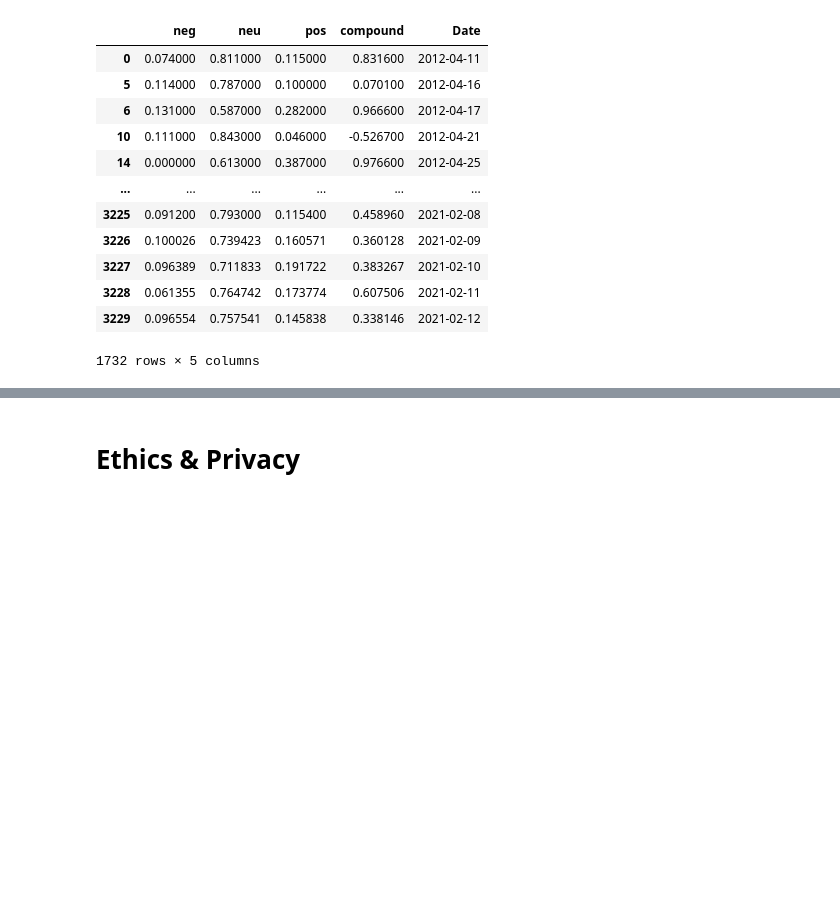
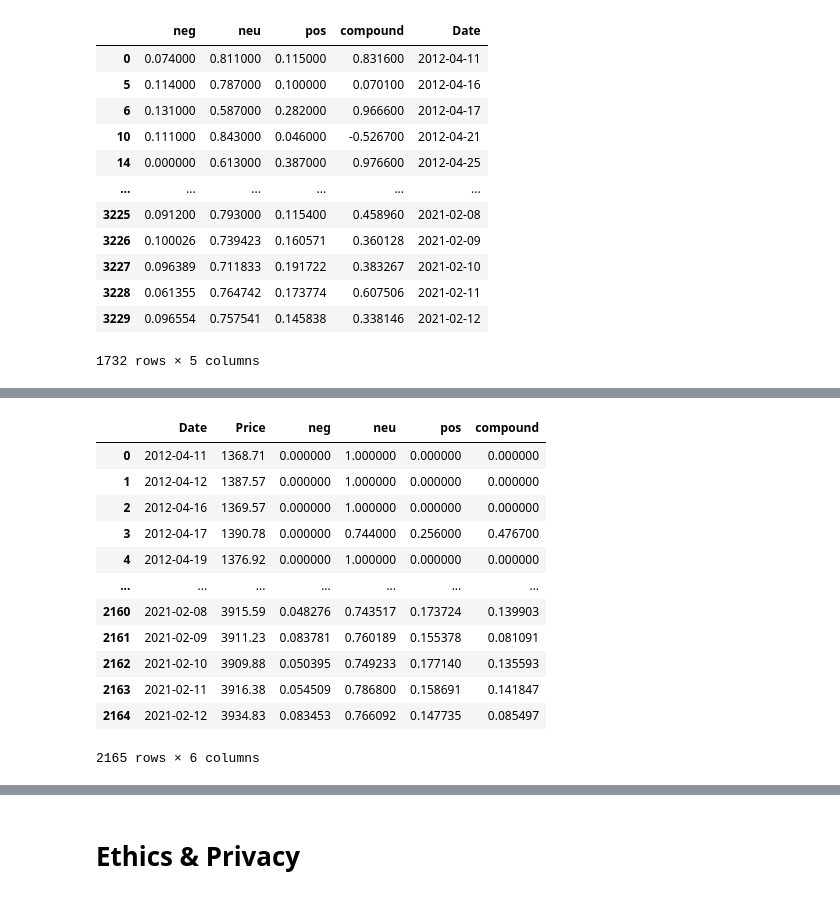
Before and after one commit to sjwfleet/COGS108_Project, a Jupyter notebook: FinalProject_group082.ipynb, the cells around one changed output, grey strips where cells are left out. Cells and saved outputs as stored; diff of their text form; code cells hidden in the pictures; blank space fills up the shorter version.

```diff
--- a/FinalProject_group082.ipynb
+++ b/FinalProject_group082.ipynb
@@ -745,3 +758,24 @@ BothReg
+# %%
+# Combine S&P 500 and Post Title Averaged
+cleaned_stocks1 = cleaned_stocks[(cleaned_stocks['Date'] >= pd.Timestamp(PTReg['Date'].iloc[0]))]
+cleaned_stocks1 = cleaned_stocks1.reset_index(drop=True)
+PTReg['Date'] = pd.to_datetime(PTReg['Date'])
+combined_df = pd.merge(cleaned_stocks1,PTReg, on="Date", how = "inner")
+combined_df
+# %% [output]
+|  | Date | Price | neg | neu | pos | compound |
+| 0 | 2012-04-11 | 1368.71 | 0.000000 | 1.000000 | 0.000000 | 0.000000 |
+| 1 | 2012-04-12 | 1387.57 | 0.000000 | 1.000000 | 0.000000 | 0.000000 |
+| 2 | 2012-04-16 | 1369.57 | 0.000000 | 1.000000 | 0.000000 | 0.000000 |
+| 3 | 2012-04-17 | 1390.78 | 0.000000 | 0.744000 | 0.256000 | 0.476700 |
+| 4 | 2012-04-19 | 1376.92 | 0.000000 | 1.000000 | 0.000000 | 0.000000 |
+| ... | ... | ... | ... | ... | ... | ... |
+| 2160 | 2021-02-08 | 3915.59 | 0.048276 | 0.743517 | 0.173724 | 0.139903 |
+| 2161 | 2021-02-09 | 3911.23 | 0.083781 | 0.760189 | 0.155378 | 0.081091 |
+| 2162 | 2021-02-10 | 3909.88 | 0.050395 | 0.749233 | 0.177140 | 0.135593 |
+| 2163 | 2021-02-11 | 3916.38 | 0.054509 | 0.786800 | 0.158691 | 0.141847 |
+| 2164 | 2021-02-12 | 3934.83 | 0.083453 | 0.766092 | 0.147735 | 0.085497 |
+2165 rows × 6 columns
 # %%
 # Regression for Post Title [include scatterplot visualisation]
 
```
Also changed, not shown: parts of 11 cells of this notebook.
